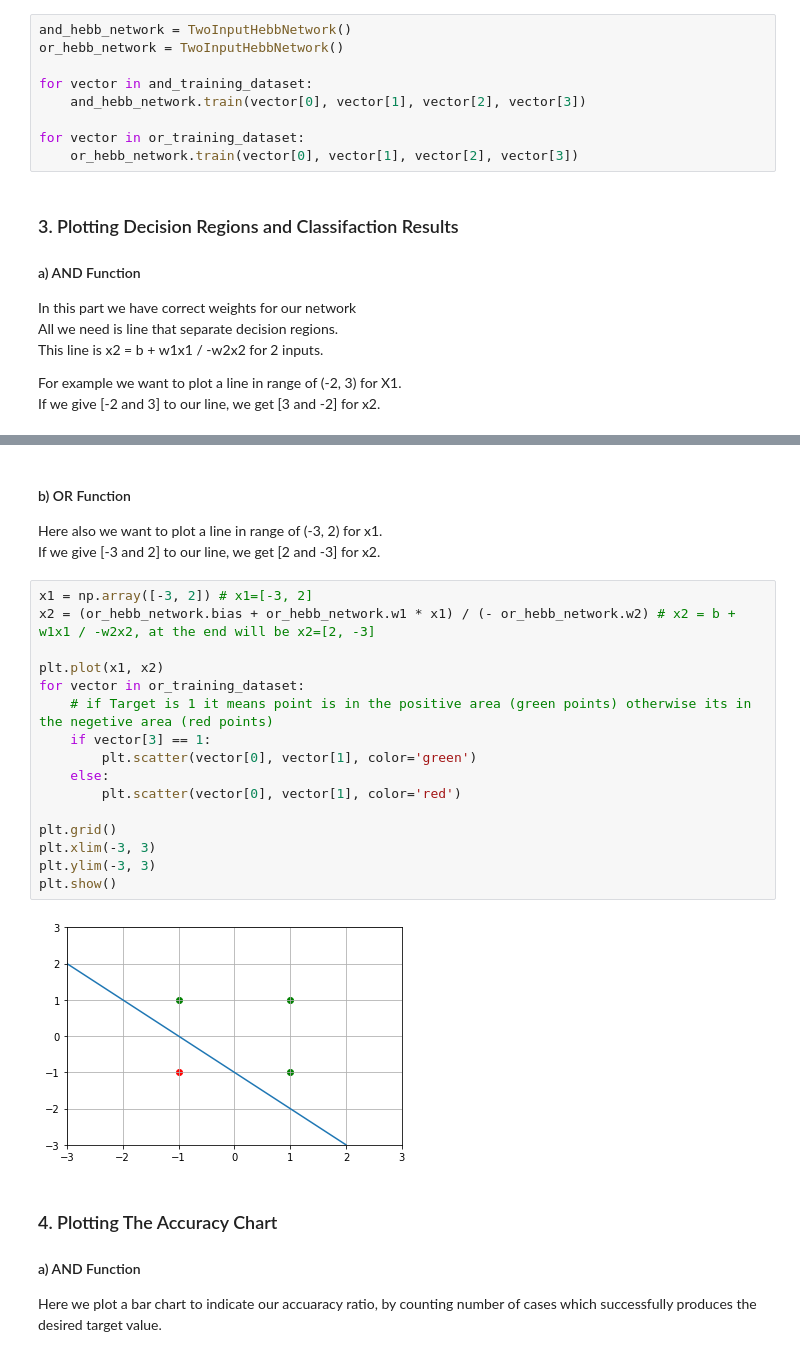
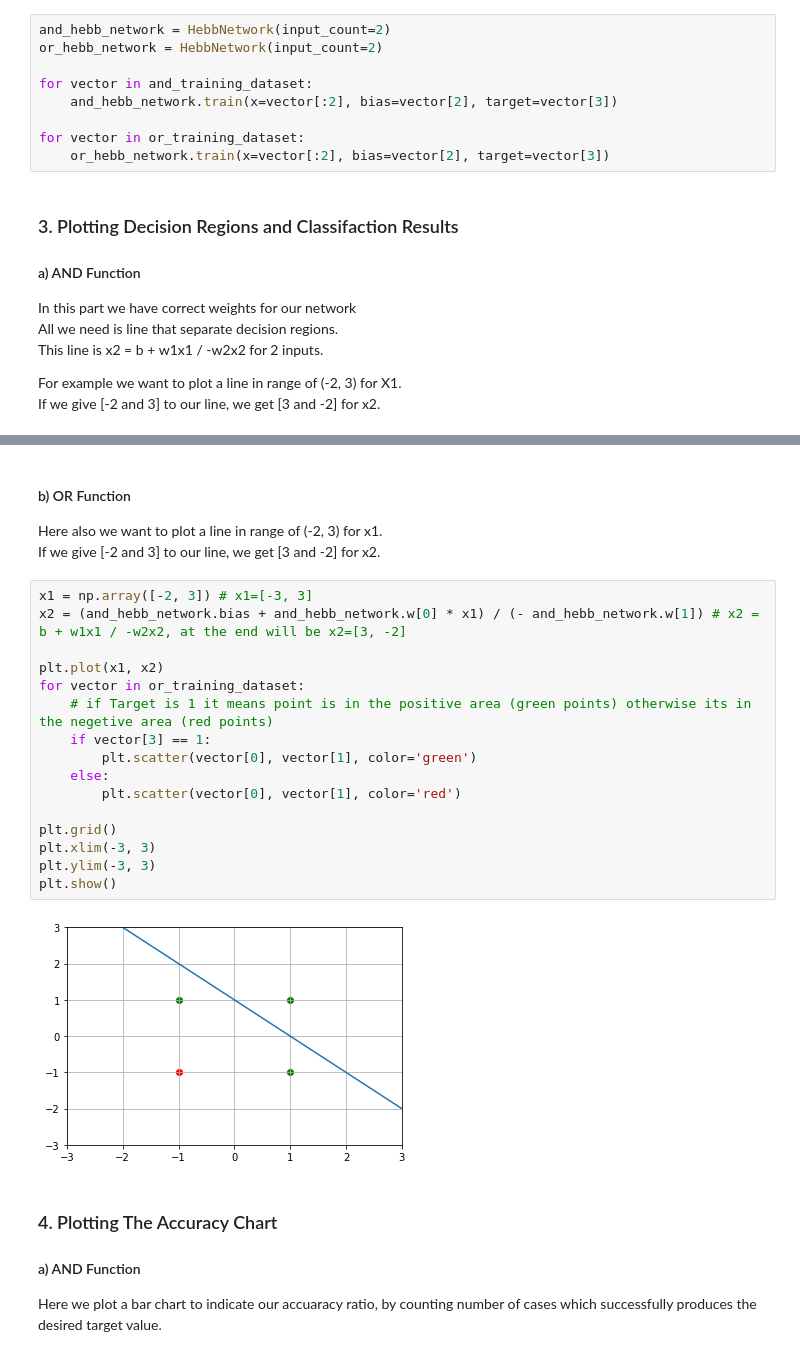
Before and after one commit to meghiaws/neural-networks, a Jupyter notebook: notebooks/hebb_and_or.ipynb, the cells around one changed output, grey strips where cells are left out. Saved outputs shown, nothing was run; the diff lists cells and outputs as text.

Commit message:
modified: TwoInputHebbNetwork replaced by general HebbNetwork classs.
this class uses a parameter called input_count and works with all
hebbian networks.

```diff
--- a/notebooks/hebb_netwok_and_or.ipynb
+++ b/notebooks/hebb_and_or.ipynb
@@ -34,14 +34,14 @@ numpy's genfromtxt() function expects three arguments and returns a **numpy arra
 ### 2. Train The Networks
 Here we train our two networks using train() function implemented in **two_input_hebb.py** in **src/projects**
 # %%
-and_hebb_network = TwoInputHebbNetwork()
-or_hebb_network = TwoInputHebbNetwork()
+and_hebb_network = HebbNetwork(input_count=2)
+or_hebb_network = HebbNetwork(input_count=2)
 
 for vector in and_training_dataset:
-    and_hebb_network.train(vector[0], vector[1], vector[2], vector[3])
+    and_hebb_network.train(x=vector[:2], bias=vector[2], target=vector[3])
 
 for vector in or_training_dataset:
-    or_hebb_network.train(vector[0], vector[1], vector[2], vector[3])
+    or_hebb_network.train(x=vector[:2], bias=vector[2], target=vector[3])
 # %% [markdown]
 ### 3. Plotting Decision Regions and Classifaction Results
 #### a) AND Function
@@ -71,26 +71,26 @@ plt.show()
 [figure]
 # %% [markdown]
 #### b) OR Function
-Here also we want to plot a line in range of (-3, 2) for x1. \
-If we give [-3 and 2] to our line, we get [2 and -3] for x2.
+Here also we want to plot a line in range of (-2, 3) for x1. \
+If we give [-2 and 3] to our line, we get [3 and -2] for x2.
 # %%
-x1 = np.array([-3, 2]) # x1=[-3, 2]
-x2 = (or_hebb_network.bias + or_hebb_network.w1 * x1) / (- or_hebb_network.w2) # x2 = b + w1x1 / -w2x2, at the end will be x2=[2, -3]
+x1 = np.array([-2, 3]) # x1=[-3, 3]
+x2 = (and_hebb_network.bias + and_hebb_network.w[0] * x1) / (- and_hebb_network.w[1]) # x2 = b + w1x1 / -w2x2, at the end will be x2=[3, -2]
 
 plt.plot(x1, x2)
 for vector in or_training_dataset:
     # if Target is 1 it means point is in the positive area (green points) otherwise its in the negetive area (red points)
     if vector[3] == 1:
         plt.scatter(vector[0], vector[1], color='green')
     else:
         plt.scatter(vector[0], vector[1], color='red')
 
 plt.grid()
 plt.xlim(-3, 3)
 plt.ylim(-3, 3)
 plt.show()
 # %% [output]
-[figure, old version]
+[figure, new version]
 # %% [markdown]
 ### 4. Plotting The Accuracy Chart
 #### a) AND Function
```
Also changed, not shown: parts of 5 cells of this notebook, 1 other file.
